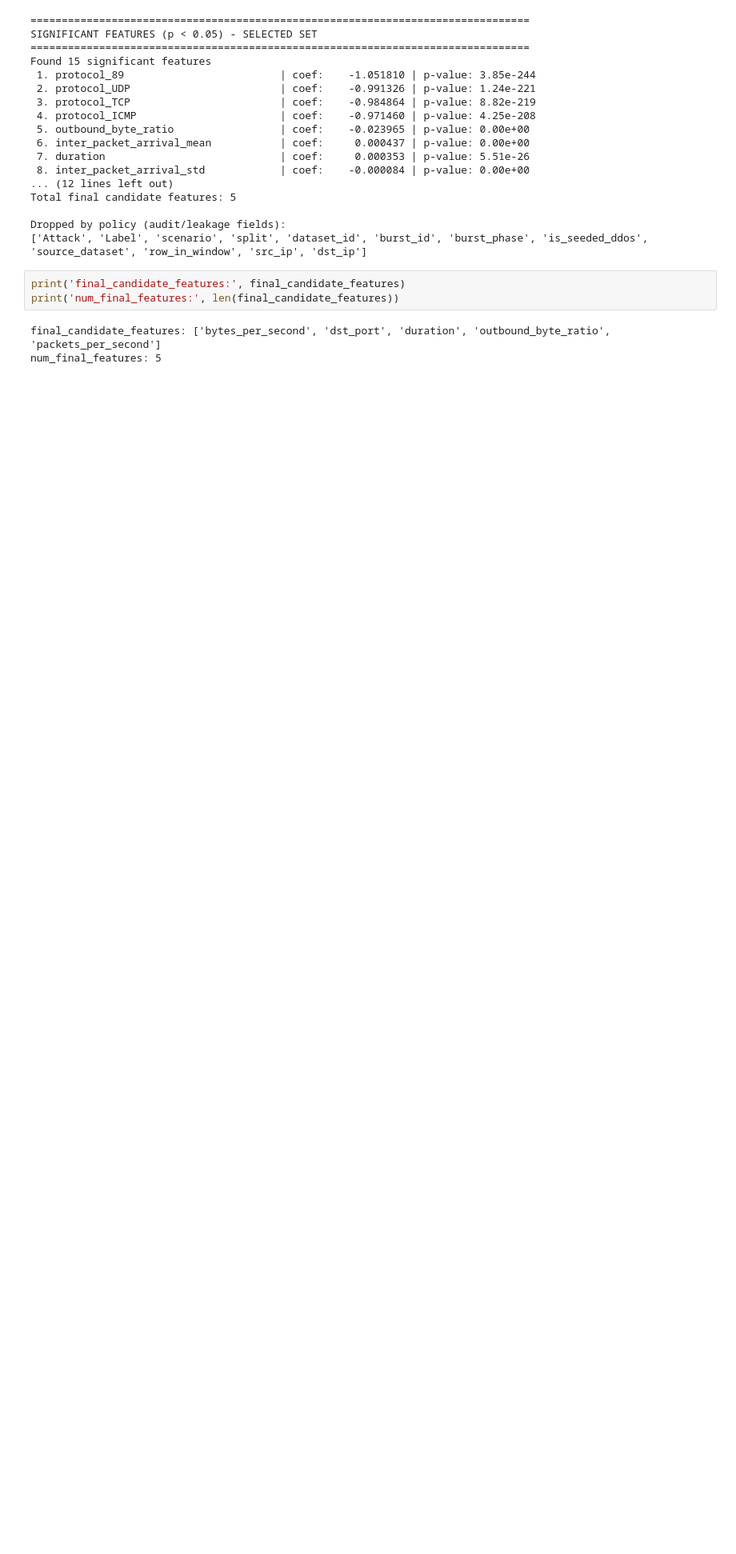
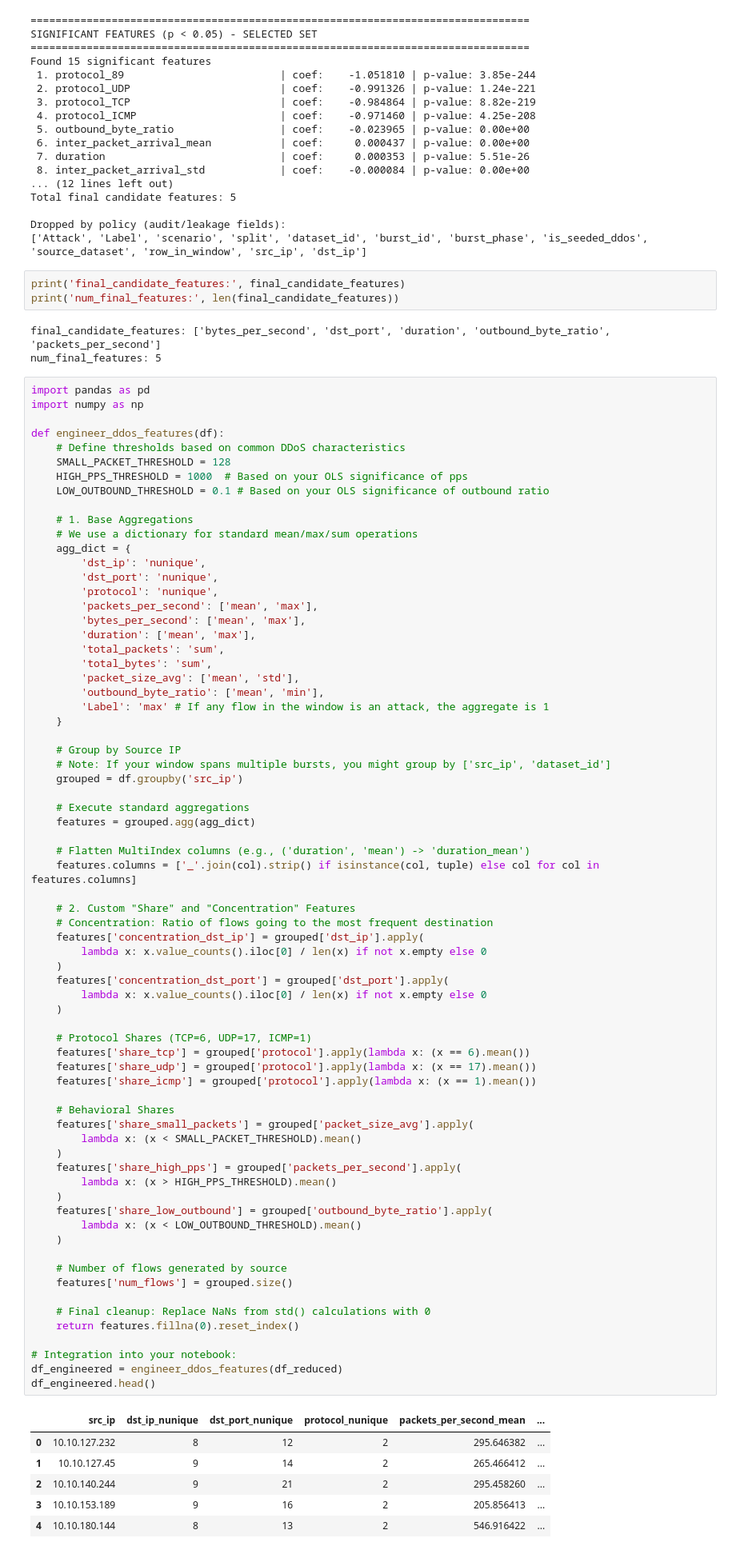
Before and after one commit to supermarine45/4BE, a Jupyter notebook: QCentroid - ETH Hackathon 2026/ols.ipynb, the cells around one changed output. Shown at 80% size. Cells and saved outputs as stored; diff of their text form; blank space fills up the shorter version.

```diff
--- a/QCentroid - ETH Hackathon 2026/ols.ipynb
+++ b/QCentroid - ETH Hackathon 2026/ols.ipynb
@@ -289,3 +289,80 @@ print('num_final_features:', len(final_candidate_features))
 # %% [output]
 final_candidate_features: ['bytes_per_second', 'dst_port', 'duration', 'outbound_byte_ratio', 'packets_per_second']
 num_final_features: 5
+# %%
+import pandas as pd
+import numpy as np
+
+def engineer_ddos_features(df):
+    # Define thresholds based on common DDoS characteristics
+    SMALL_PACKET_THRESHOLD = 128
+    HIGH_PPS_THRESHOLD = 1000  # Based on your OLS significance of pps
+    LOW_OUTBOUND_THRESHOLD = 0.1 # Based on your OLS significance of outbound ratio
+
+    # 1. Base Aggregations
+    # We use a dictionary for standard mean/max/sum operations
+    agg_dict = {
+        'dst_ip': 'nunique',
+        'dst_port': 'nunique',
+        'protocol': 'nunique',
+        'packets_per_second': ['mean', 'max'],
+        'bytes_per_second': ['mean', 'max'],
+        'duration': ['mean', 'max'],
+        'total_packets': 'sum',
+        'total_bytes': 'sum',
+        'packet_size_avg': ['mean', 'std'],
+        'outbound_byte_ratio': ['mean', 'min'],
+        'Label': 'max' # If any flow in the window is an attack, the aggregate is 1
+    }
+
+    # Group by Source IP
+    # Note: If your window spans multiple bursts, you might group by ['src_ip', 'dataset_id']
+    grouped = df.groupby('src_ip')
+
+    # Execute standard aggregations
+    features = grouped.agg(agg_dict)
+
+    # Flatten MultiIndex columns (e.g., ('duration', 'mean') -> 'duration_mean')
+    features.columns = ['_'.join(col).strip() if isinstance(col, tuple) else col for col in features.columns]
+
+    # 2. Custom "Share" and "Concentration" Features
+    # Concentration: Ratio of flows going to the most frequent destination
+    features['concentration_dst_ip'] = grouped['dst_ip'].apply(
+        lambda x: x.value_counts().iloc[0] / len(x) if not x.empty else 0
+    )
+    features['concentration_dst_port'] = grouped['dst_port'].apply(
+        lambda x: x.value_counts().iloc[0] / len(x) if not x.empty else 0
+    )
+
+    # Protocol Shares (TCP=6, UDP=17, ICMP=1)
+    features['share_tcp'] = grouped['protocol'].apply(lambda x: (x == 6).mean())
+    features['share_udp'] = grouped['protocol'].apply(lambda x: (x == 17).mean())
+    features['share_icmp'] = grouped['protocol'].apply(lambda x: (x == 1).mean())
+
+    # Behavioral Shares
+    features['share_small_packets'] = grouped['packet_size_avg'].apply(
+        lambda x: (x < SMALL_PACKET_THRESHOLD).mean()
+    )
+    features['share_high_pps'] = grouped['packets_per_second'].apply(
+        lambda x: (x > HIGH_PPS_THRESHOLD).mean()
+    )
+    features['share_low_outbound'] = grouped['outbound_byte_ratio'].apply(
+        lambda x: (x < LOW_OUTBOUND_THRESHOLD).mean()
+    )
+
+    # Number of flows generated by source
+    features['num_flows'] = grouped.size()
+
+    # Final cleanup: Replace NaNs from std() calculations with 0
+    return features.fillna(0).reset_index()
+
+# Integration into your notebook:
+df_engineered = engineer_ddos_features(df_reduced)
+df_engineered.head()
+# %% [output]
+|  | src_ip | dst_ip_nunique | dst_port_nunique | protocol_nunique | packets_per_second_mean | ... |
+| 0 | 10.10.127.232 | 8 | 12 | 2 | 295.646382 | ... |
+| 1 | 10.10.127.45 | 9 | 14 | 2 | 265.466412 | ... |
+| 2 | 10.10.140.244 | 9 | 21 | 2 | 295.458260 | ... |
+| 3 | 10.10.153.189 | 9 | 16 | 2 | 205.856413 | ... |
+| 4 | 10.10.180.144 | 8 | 13 | 2 | 546.916422 | ... |
```
Also changed, not shown: parts of 4 cells of this notebook.
